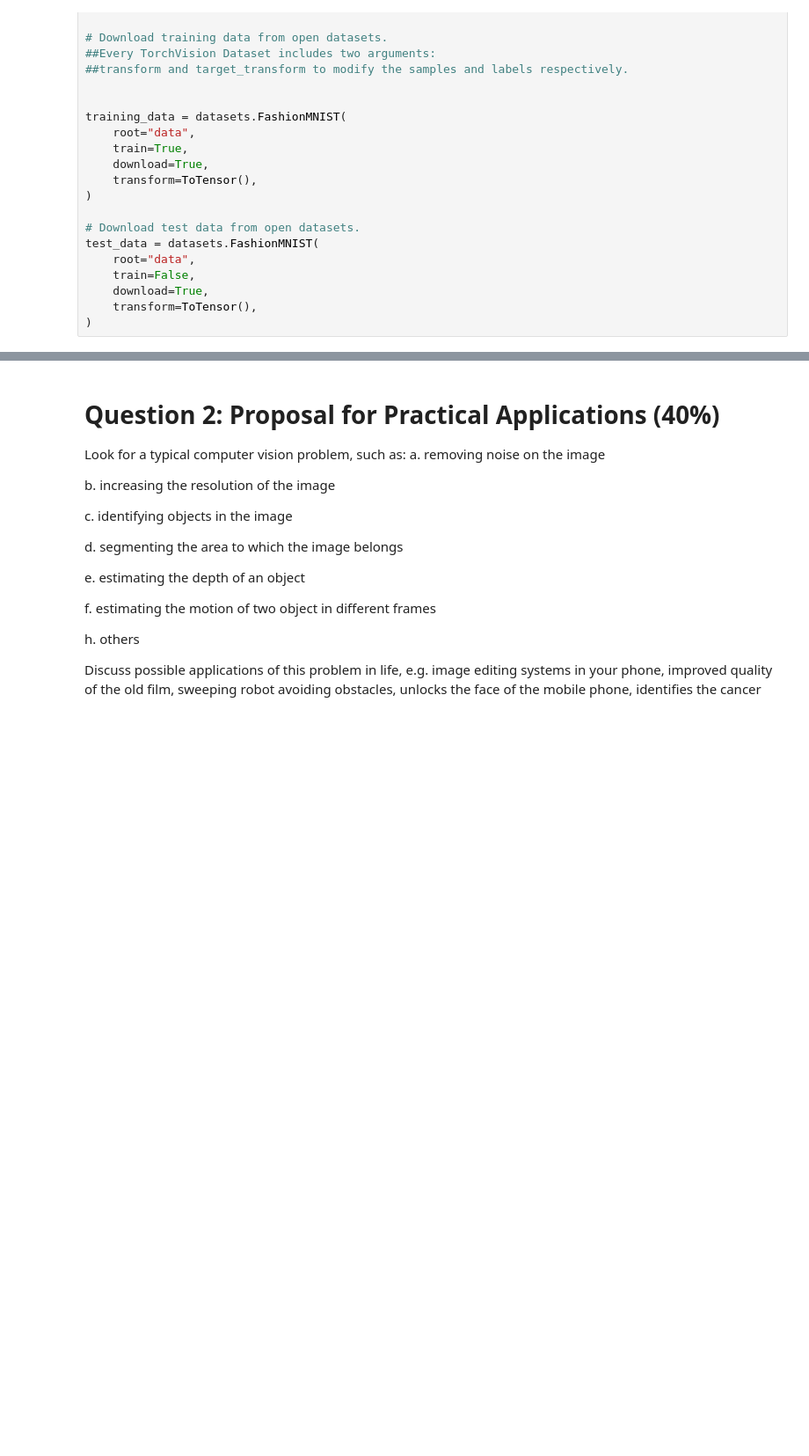
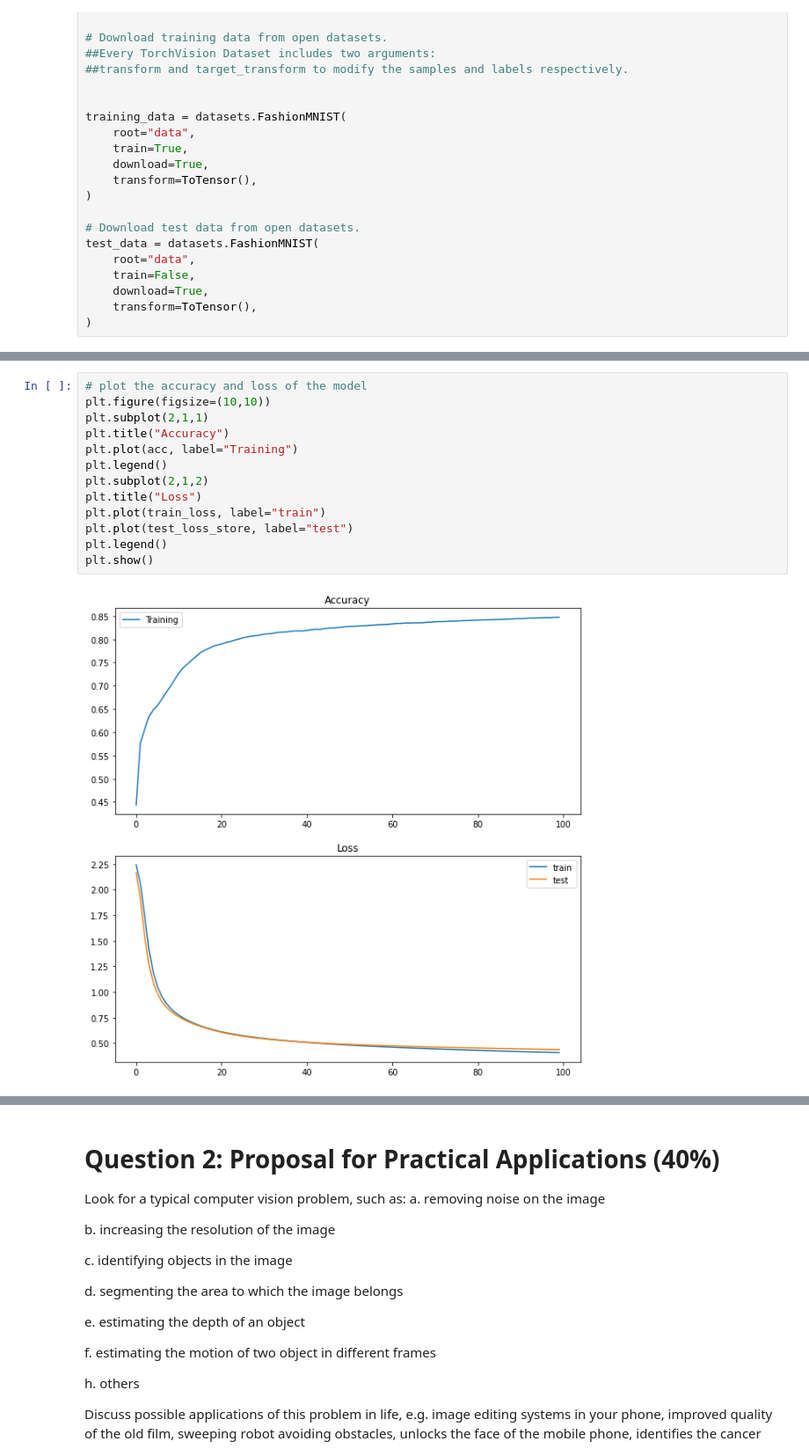
Before and after one commit to XiaoLinZzz/Computer-vision, a Jupyter notebook: assignment 3/a3.ipynb, the cells around one changed output, grey strips where cells are left out. Shown at 88% size. Cells and saved outputs as stored; diff of their text form; blank space fills up the shorter version.

```diff
--- a/assignment 3/a3.ipynb
+++ b/assignment 3/a3.ipynb
@@ -480,0 +545,15 @@ plt.show()
+# %%
+# plot the accuracy and loss of the model
+plt.figure(figsize=(10,10))
+plt.subplot(2,1,1)
+plt.title("Accuracy")
+plt.plot(acc, label="Training")
+plt.legend()
+plt.subplot(2,1,2)
+plt.title("Loss")
+plt.plot(train_loss, label="train")
+plt.plot(test_loss_store, label="test")
+plt.legend()
+plt.show()
+# %% [output]
+[figure, added]
```
Also changed, not shown: parts of 63 cells of this notebook, 22 other files.
